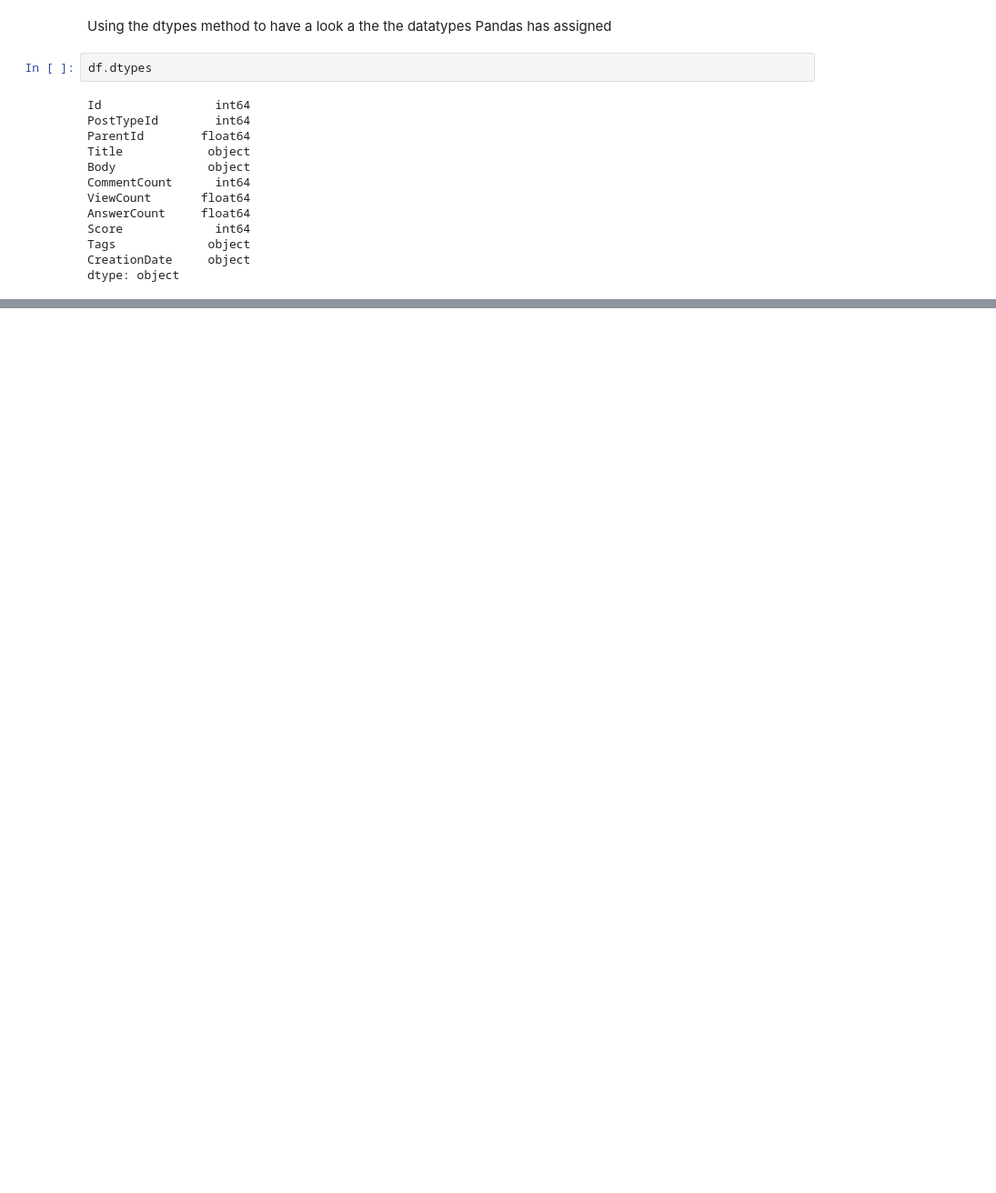
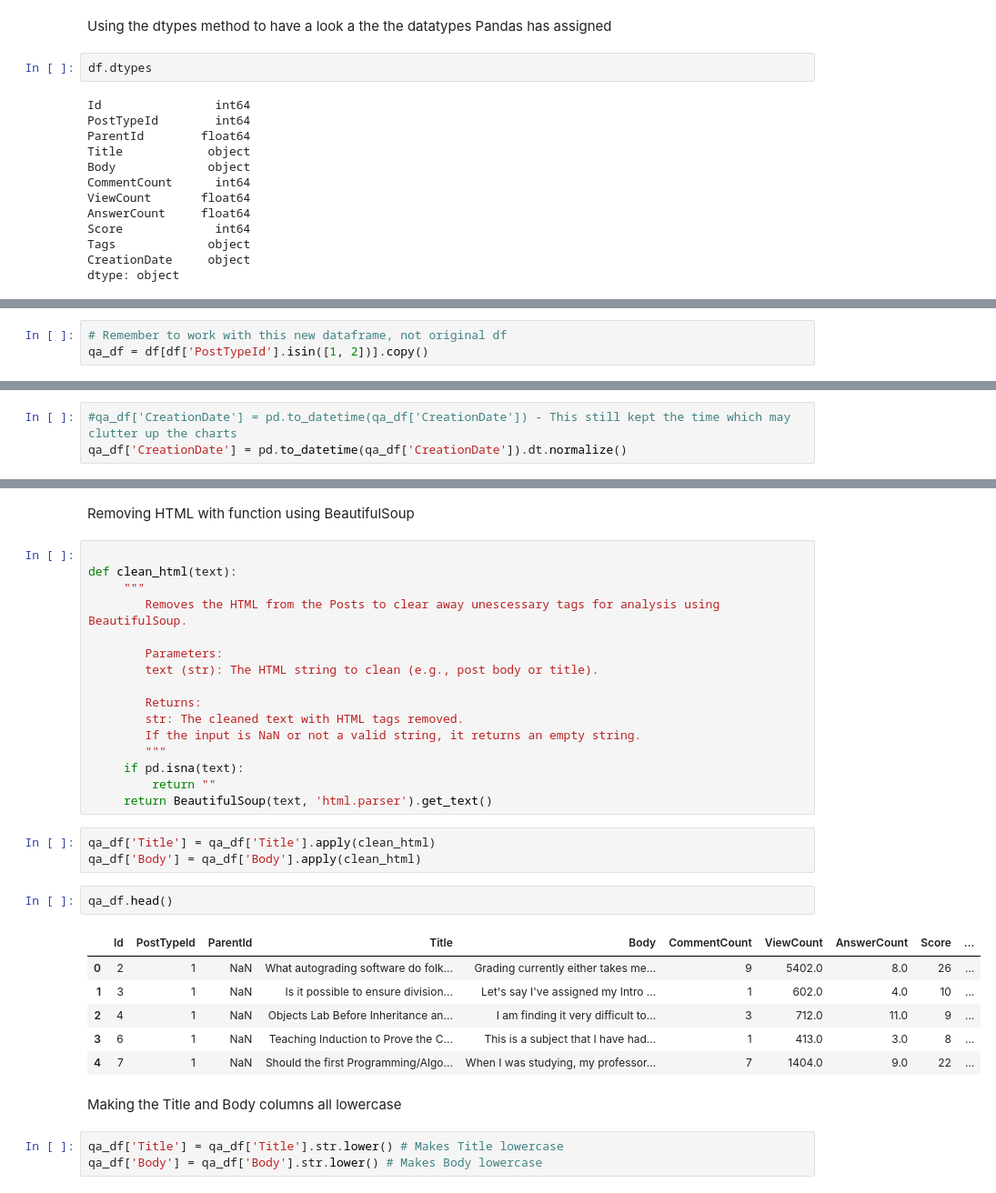
Before and after one commit to MattKronig/M-Kronig-MSc-Final-Project, a Jupyter notebook: m_kronig_csc_40098.ipynb, the cells around one changed output, grey strips where cells are left out. Shown at 91% size. Drawn from its saved outputs; the diff is of its cells as text; blank space fills up the shorter version.

Commit message:
Data cleaning complete.

```diff
--- a/m_kronig_csc_40098.ipynb
+++ b/m_kronig_csc_40098.ipynb
@@ -55,0 +116,3 @@ dtype: object
+# %%
+# Remember to work with this new dataframe, not original df
+qa_df = df[df['PostTypeId'].isin([1, 2])].copy()
@@ -55,0 +151,3 @@ dtype: object
+# %%
+#qa_df['CreationDate'] = pd.to_datetime(qa_df['CreationDate']) - This still kept the time which may clutter up the charts
+qa_df['CreationDate'] = pd.to_datetime(qa_df['CreationDate']).dt.normalize()
@@ -55,0 +196,35 @@ dtype: object
+# %% [markdown]
+Removing HTML with function using BeautifulSoup
+# %%
+
+def clean_html(text):
+     """
+        Removes the HTML from the Posts to clear away unescessary tags for analysis using BeautifulSoup.
+
+        Parameters:
+        text (str): The HTML string to clean (e.g., post body or title).
+
+        Returns:
+        str: The cleaned text with HTML tags removed.
+        If the input is NaN or not a valid string, it returns an empty string.
+        """
+     if pd.isna(text):
+         return ""
+     return BeautifulSoup(text, 'html.parser').get_text()
+# %%
+qa_df['Title'] = qa_df['Title'].apply(clean_html)
+qa_df['Body'] = qa_df['Body'].apply(clean_html)
+# %%
+qa_df.head()
+# %% [output]
+|  | Id | PostTypeId | ParentId | Title | Body | CommentCount | ViewCount | AnswerCount | Score | ... |
+| 0 | 2 | 1 | NaN | What autograding software do folk... | Grading currently either takes me... | 9 | 5402.0 | 8.0 | 26 | ... |
+| 1 | 3 | 1 | NaN | Is it possible to ensure division... | Let's say I've assigned my Intro ... | 1 | 602.0 | 4.0 | 10 | ... |
+| 2 | 4 | 1 | NaN | Objects Lab Before Inheritance an... | I am finding it very difficult to... | 3 | 712.0 | 11.0 | 9 | ... |
+| 3 | 6 | 1 | NaN | Teaching Induction to Prove the C... | This is a subject that I have had... | 1 | 413.0 | 3.0 | 8 | ... |
+| 4 | 7 | 1 | NaN | Should the first Programming/Algo... | When I was studying, my professor... | 7 | 1404.0 | 9.0 | 22 | ... |
+# %% [markdown]
+Making the Title and Body columns all lowercase
+# %%
+qa_df['Title'] = qa_df['Title'].str.lower() # Makes Title lowercase
+qa_df['Body'] = qa_df['Body'].str.lower() # Makes Body lowercase
```
Also changed, not shown: parts of 28 cells of this notebook.
